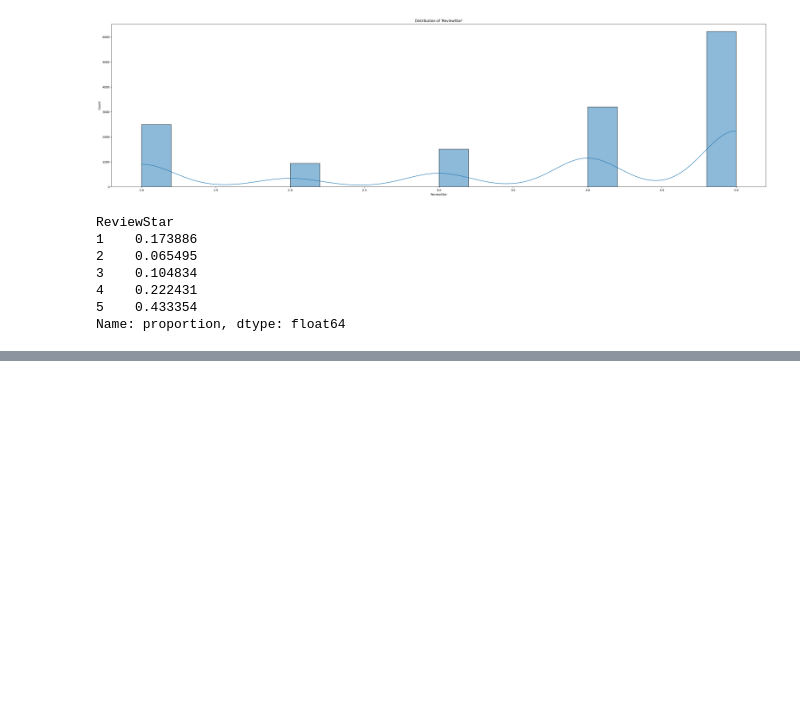
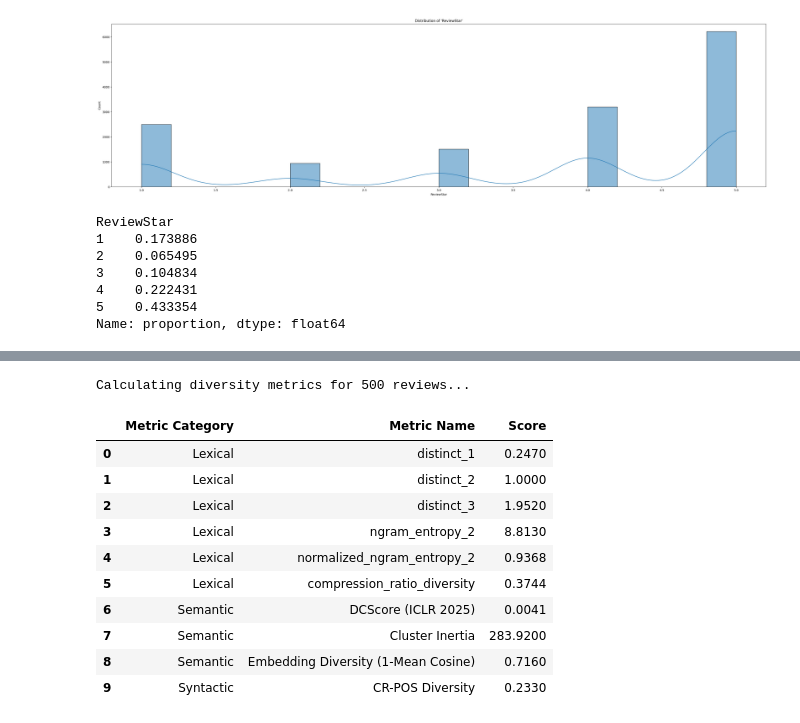
Before and after one commit to momenashra/Synthetic-data-generator, a Jupyter notebook: data/data_investegations.ipynb, the cells around one changed output, grey strips where cells are left out. Drawn from its saved outputs; the diff is of its cells as text; code cells hidden in the pictures; blank space fills up the shorter version.

```diff
--- a/data/data_investegations.ipynb
+++ b/data/data_investegations.ipynb
@@ -143,3 +144,20 @@ First 5 rows (shuffled):
 | 2 | After getting this product, I got... | After getting this product, I got... | 4 | Sennheiser CX 6.0BT |
 | 3 | Good product ,fast delivery\n | Average product , fast delivery I... | 2 | JBL T110BT |
 | 4 | One side earphone is not working\n | Don't purchase it because,after o... | 2 | boAt Rockerz 255 |
+# %%
+import sys
+import os
+
+# 1. Add the project root to sys.path
+# Change this path if your notebook is located elsewhere
+project_root = "/Users/momen/Desktop/easy/Synthetic-Data-Generator"
+if project_root not in sys.path:
+    sys.path.append(project_root)
+
+# 2. Now you can import correctly
+from quality.diversity import DiversityAnalyzer
+
+# 3. Initialize the analyzer
+analyzer = DiversityAnalyzer()
+
+# ... rest of the code ...
@@ -145,0 +169,48 @@ First 5 rows (shuffled):
+# %%
+
+real_reviews = balanced_df['ReviewBody'].tolist()
+print(f"Calculating diversity metrics for {len(real_reviews)} reviews...")
+results = analyzer.analyze(real_reviews)
+# 3. Flatten and format the results for a high-level view
+flat_results = {
+    "Metric Category": [],
+    "Metric Name": [],
+    "Score": []
+}
+# Lexical
+for k, v in results['lexical_diversity'].items():
+    flat_results["Metric Category"].append("Lexical")
+    flat_results["Metric Name"].append(k)
+    flat_results["Score"].append(v)
+# Semantic
+flat_results["Metric Category"].append("Semantic")
+flat_results["Metric Name"].append("DCScore (ICLR 2025)")
+flat_results["Score"].append(results['dcscore'])
+flat_results["Metric Category"].append("Semantic")
+flat_results["Metric Name"].append("Cluster Inertia")
+flat_results["Score"].append(results['cluster_inertia'])
+flat_results["Metric Category"].append("Semantic")
+flat_results["Metric Name"].append("Embedding Diversity (1-Mean Cosine)")
+flat_results["Score"].append(results['semantic_similarity']['embedding_diversity'])
+# Syntactic
+flat_results["Metric Category"].append("Syntactic")
+flat_results["Metric Name"].append("CR-POS Diversity")
+flat_results["Score"].append(results['syntactic_diversity']['cr_pos_diversity'])
+# Display as a DataFrame
+baseline_df = pd.DataFrame(flat_results)
+display(baseline_df)
+# TIP: Save this 'baseline_df' to compare against your synthetic data later!
+# baseline_df.to_csv("real_data_baseline.csv", index=False)
+# %% [output]
+Calculating diversity metrics for 500 reviews...
+|  | Metric Category | Metric Name | Score |
+| 0 | Lexical | distinct_1 | 0.2470 |
+| 1 | Lexical | distinct_2 | 1.0000 |
+| 2 | Lexical | distinct_3 | 1.9520 |
+| 3 | Lexical | ngram_entropy_2 | 8.8130 |
+| 4 | Lexical | normalized_ngram_entropy_2 | 0.9368 |
+| 5 | Lexical | compression_ratio_diversity | 0.3744 |
+| 6 | Semantic | DCScore (ICLR 2025) | 0.0041 |
+| 7 | Semantic | Cluster Inertia | 283.9200 |
+| 8 | Semantic | Embedding Diversity (1-Mean Cosine) | 0.7160 |
+| 9 | Syntactic | CR-POS Diversity | 0.2330 |
```
Also changed, not shown: parts of 6 cells of this notebook, 27 other files.
